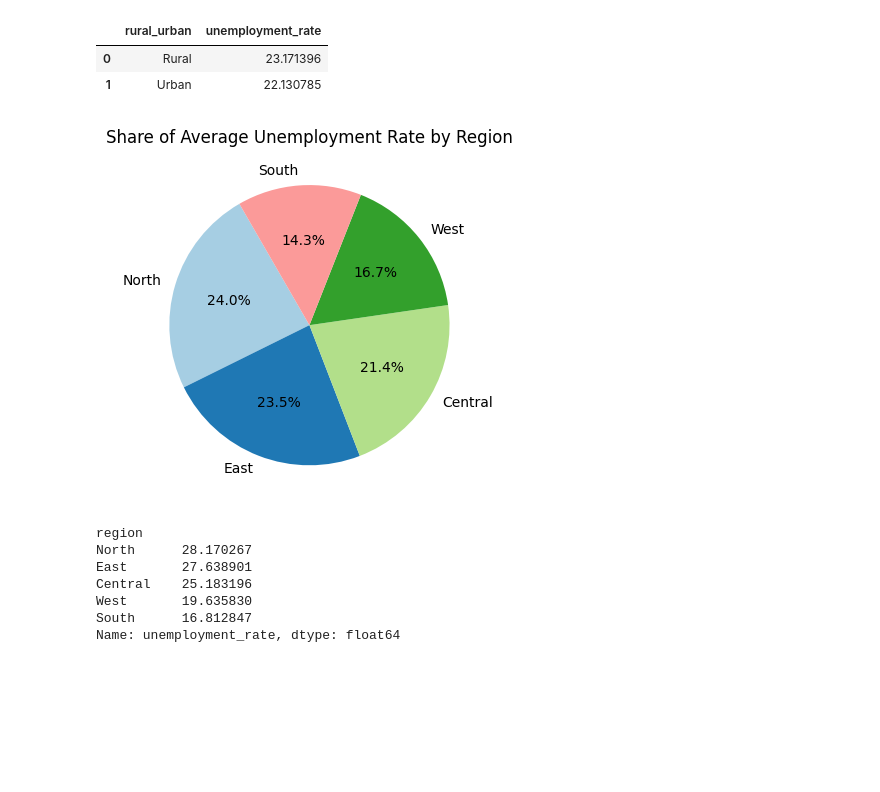
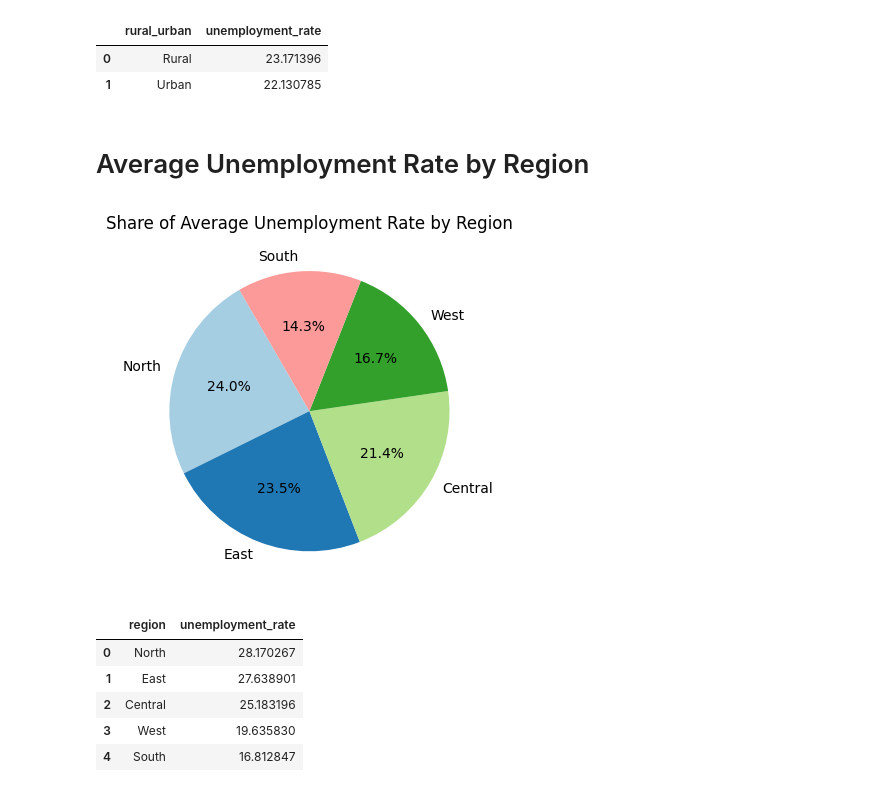
Before and after one commit to karan9551/project_unemployment_trend_analysis, a Jupyter notebook: Unemployment Trends Among Educated Youth in India.ipynb, the cells around one changed output. Cells and saved outputs as stored; diff of their text form; code cells hidden in the pictures; blank space fills up the shorter version.

```diff
--- a/Unemployment Trends Among Educated Youth in India.ipynb
+++ b/Unemployment Trends Among Educated Youth in India.ipynb
@@ -317,25 +344,27 @@ rural_urban_level_unemployment
 |  | rural_urban | unemployment_rate |
 | 0 | Rural | 23.171396 |
 | 1 | Urban | 22.130785 |
+# %% [markdown]
+# Average Unemployment Rate by Region
 # %%
+# Average Unemployment Rate by Region
 region_avg=df.groupby('region')['unemployment_rate'].mean().sort_values(ascending=False).head()
 
 plt.figure(figsize=(4, 4))
 plt.pie(region_avg, labels=region_avg.index , autopct='%1.1f%%', startangle=120, colors=sns.color_palette('Paired'))
 plt.title('Share of Average Unemployment Rate by Region', fontsize=12)
 plt.axis('equal')
 plt.tight_layout()
 plt.savefig('../Project_Unemployment/output/Share of Average Unemployment Rate by Region.jpeg', dpi=100)
 plt.show()
-region_Level_unemployment= region_avg
+region_Level_unemployment= region_avg.reset_index()
 region_Level_unemployment.to_csv('../Project_Unemployment/csv_output/Share of Average Unemployment Rate by Region.csv', index=False)
 region_Level_unemployment
 # %% [output]
 [figure]
-region
-North      28.170267
-East       27.638901
-Central    25.183196
-West       19.635830
-South      16.812847
-Name: unemployment_rate, dtype: float64
+|  | region | unemployment_rate |
+| 0 | North | 28.170267 |
+| 1 | East | 27.638901 |
+| 2 | Central | 25.183196 |
+| 3 | West | 19.635830 |
+| 4 | South | 16.812847 |
```
Also changed, not shown: parts of 18 cells of this notebook, 5 other files.
